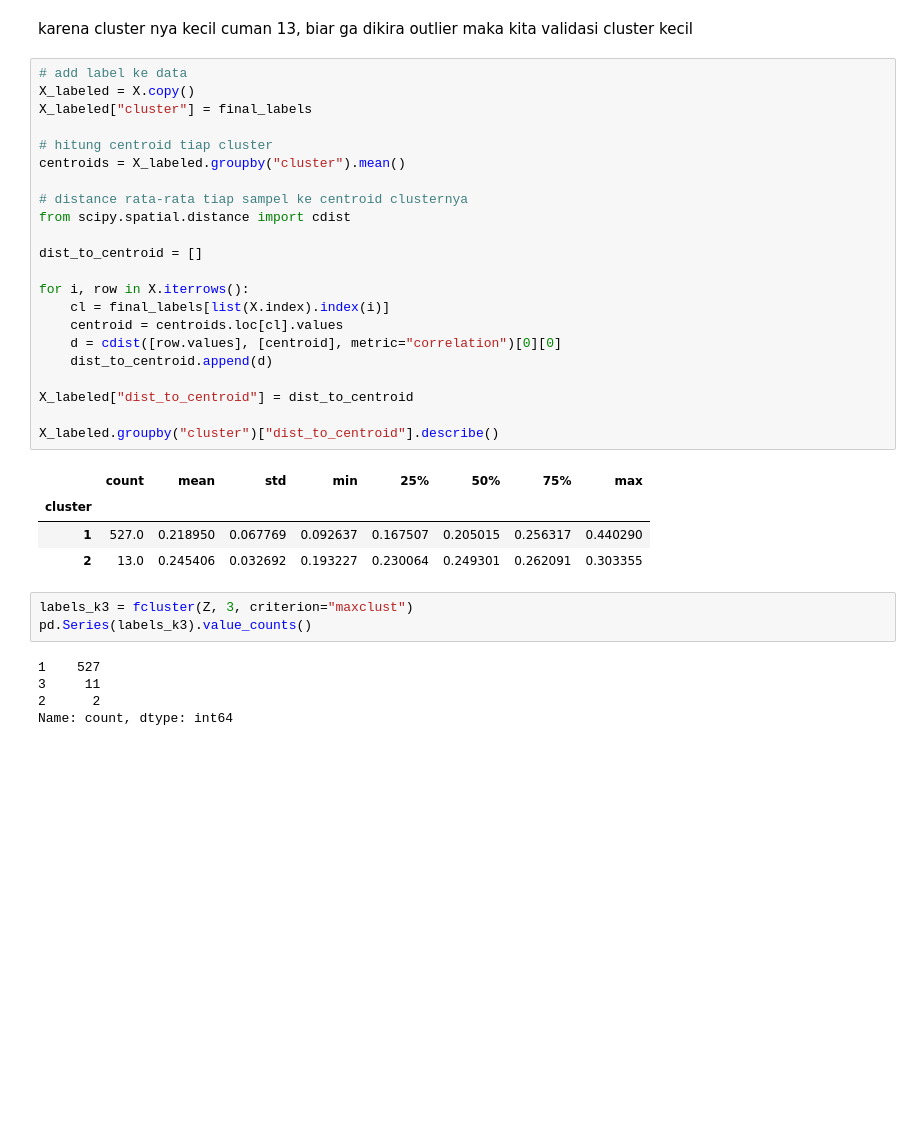
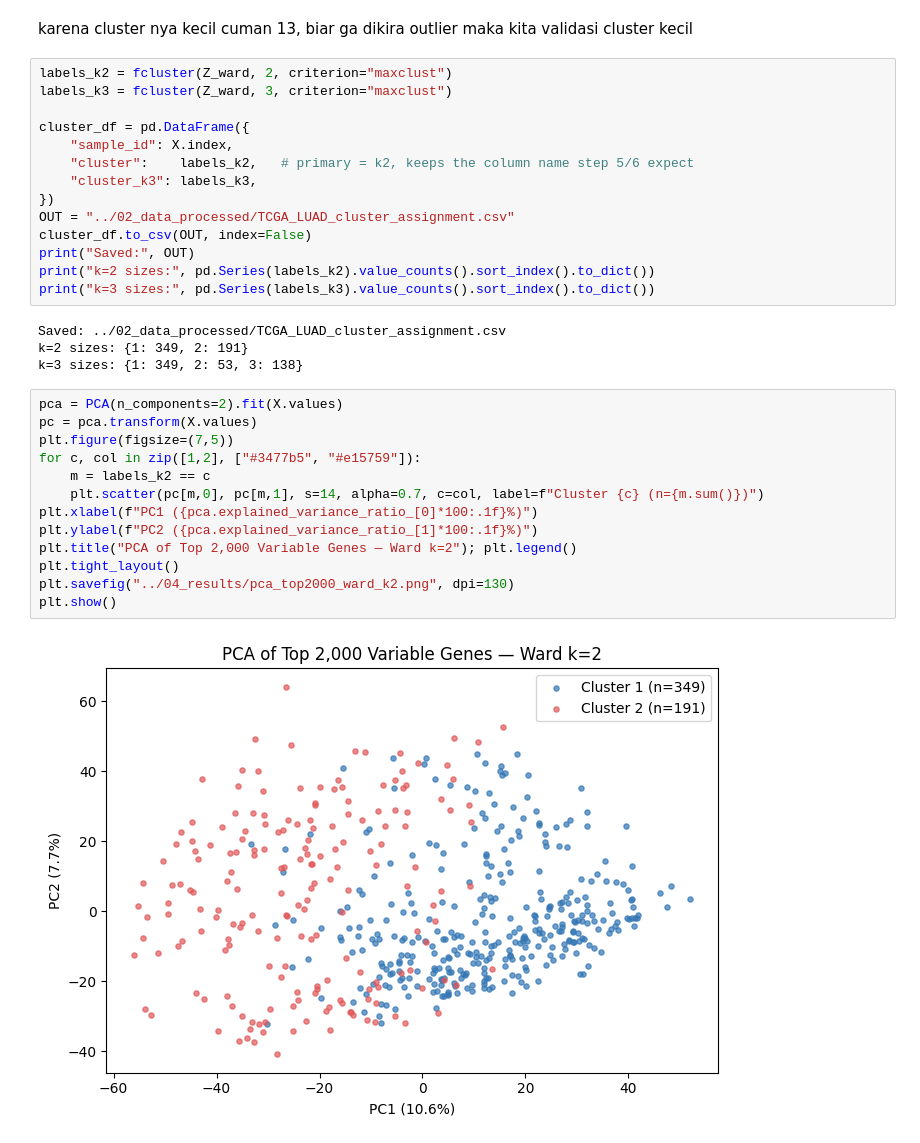
Before and after one commit to hugozxcc/luad-clustering, a Jupyter notebook: 03_analysis/step4_hierarchical_clustering.ipynb, the cells around one changed output. Saved outputs shown, nothing was run; the diff lists cells and outputs as text; blank space fills up the shorter version.

```diff
--- a/03_analysis/step4_hierarchical_clustering.ipynb
+++ b/03_analysis/step4_hierarchical_clustering.ipynb
@@ -73,37 +119,35 @@ Name: count, dtype: int64
 # %% [markdown]
 karena cluster nya kecil cuman 13, biar ga dikira outlier maka kita validasi cluster kecil
 # %%
-# add label ke data
-X_labeled = X.copy()
-X_labeled["cluster"] = final_labels
+labels_k2 = fcluster(Z_ward, 2, criterion="maxclust")
+labels_k3 = fcluster(Z_ward, 3, criterion="maxclust")
 
-# hitung centroid tiap cluster
-centroids = X_labeled.groupby("cluster").mean()
-
-# distance rata-rata tiap sampel ke centroid clusternya
-from scipy.spatial.distance import cdist
-
-dist_to_centroid = []
-
-for i, row in X.iterrows():
-    cl = final_labels[list(X.index).index(i)]
-    centroid = centroids.loc[cl].values
-    d = cdist([row.values], [centroid], metric="correlation")[0][0]
-    dist_to_centroid.append(d)
-
-X_labeled["dist_to_centroid"] = dist_to_centroid
-
-X_labeled.groupby("cluster")["dist_to_centroid"].describe()
+cluster_df = pd.DataFrame({
+    "sample_id": X.index,
+    "cluster":    labels_k2,   # primary = k2, keeps the column name step 5/6 expect
+    "cluster_k3": labels_k3,
+})
+OUT = "../02_data_processed/TCGA_LUAD_cluster_assignment.csv"
+cluster_df.to_csv(OUT, index=False)
+print("Saved:", OUT)
+print("k=2 sizes:", pd.Series(labels_k2).value_counts().sort_index().to_dict())
+print("k=3 sizes:", pd.Series(labels_k3).value_counts().sort_index().to_dict())
 # %% [output]
-|  | count | mean | std | min | 25% | 50% | 75% | max |
-| cluster |  |  |  |  |  |  |  |  |
-| 1 | 527.0 | 0.218950 | 0.067769 | 0.092637 | 0.167507 | 0.205015 | 0.256317 | 0.440290 |
-| 2 | 13.0 | 0.245406 | 0.032692 | 0.193227 | 0.230064 | 0.249301 | 0.262091 | 0.303355 |
+Saved: ../02_data_processed/TCGA_LUAD_cluster_assignment.csv
+k=2 sizes: {1: 349, 2: 191}
+k=3 sizes: {1: 349, 2: 53, 3: 138}
 # %%
-labels_k3 = fcluster(Z, 3, criterion="maxclust")
-pd.Series(labels_k3).value_counts()
+pca = PCA(n_components=2).fit(X.values)
+pc = pca.transform(X.values)
+plt.figure(figsize=(7,5))
+for c, col in zip([1,2], ["#3477b5", "#e15759"]):
+    m = labels_k2 == c
+    plt.scatter(pc[m,0], pc[m,1], s=14, alpha=0.7, c=col, label=f"Cluster {c} (n={m.sum()})")
+plt.xlabel(f"PC1 ({pca.explained_variance_ratio_[0]*100:.1f}%)")
+plt.ylabel(f"PC2 ({pca.explained_variance_ratio_[1]*100:.1f}%)")
+plt.title("PCA of Top 2,000 Variable Genes — Ward k=2"); plt.legend()
+plt.tight_layout()
+plt.savefig("../04_results/pca_top2000_ward_k2.png", dpi=130)
+plt.show()
 # %% [output]
-1    527
-3     11
-2      2
-Name: count, dtype: int64
+[figure, added]
```
Also changed, not shown: parts of 7 cells of this notebook, 30 other files.
